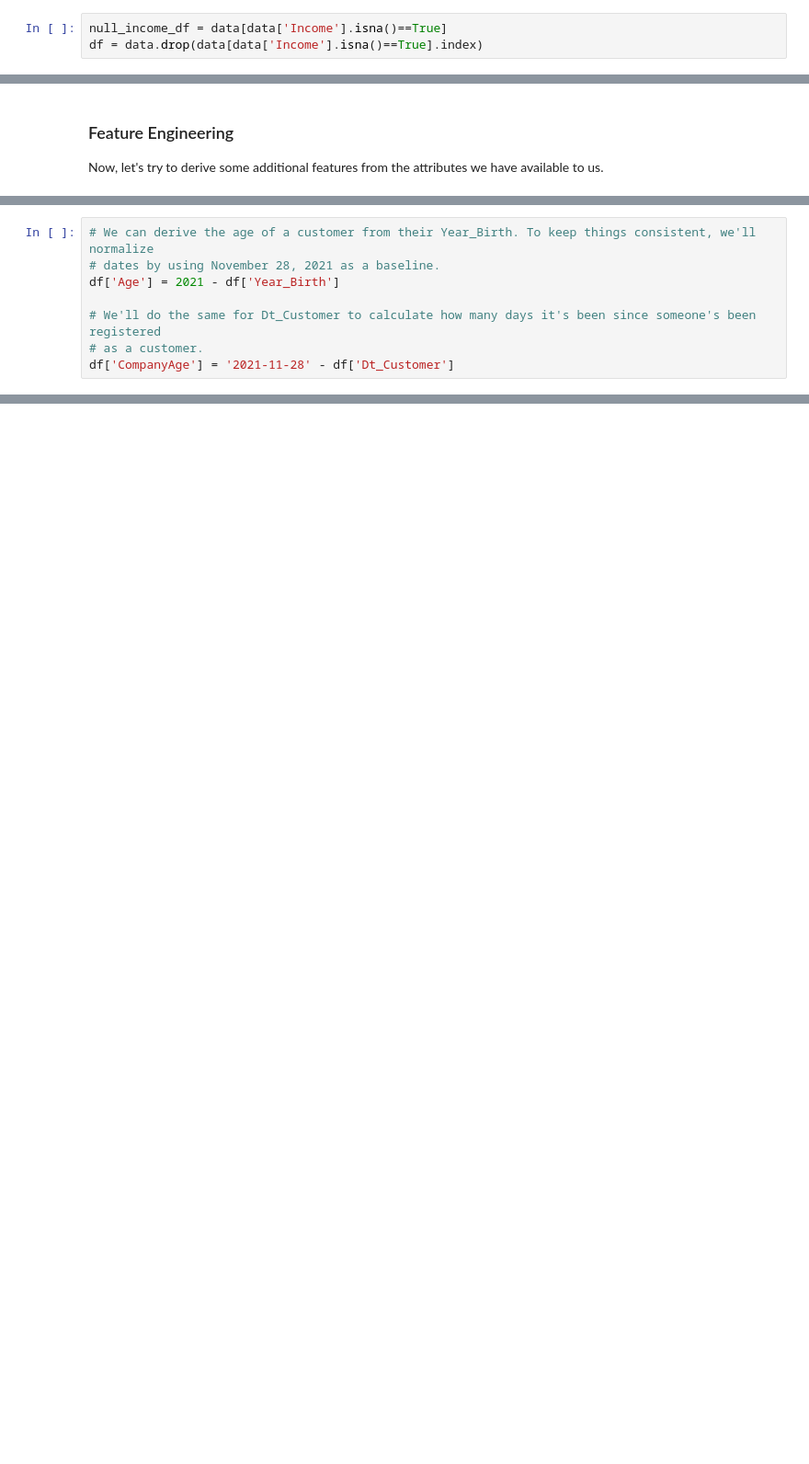
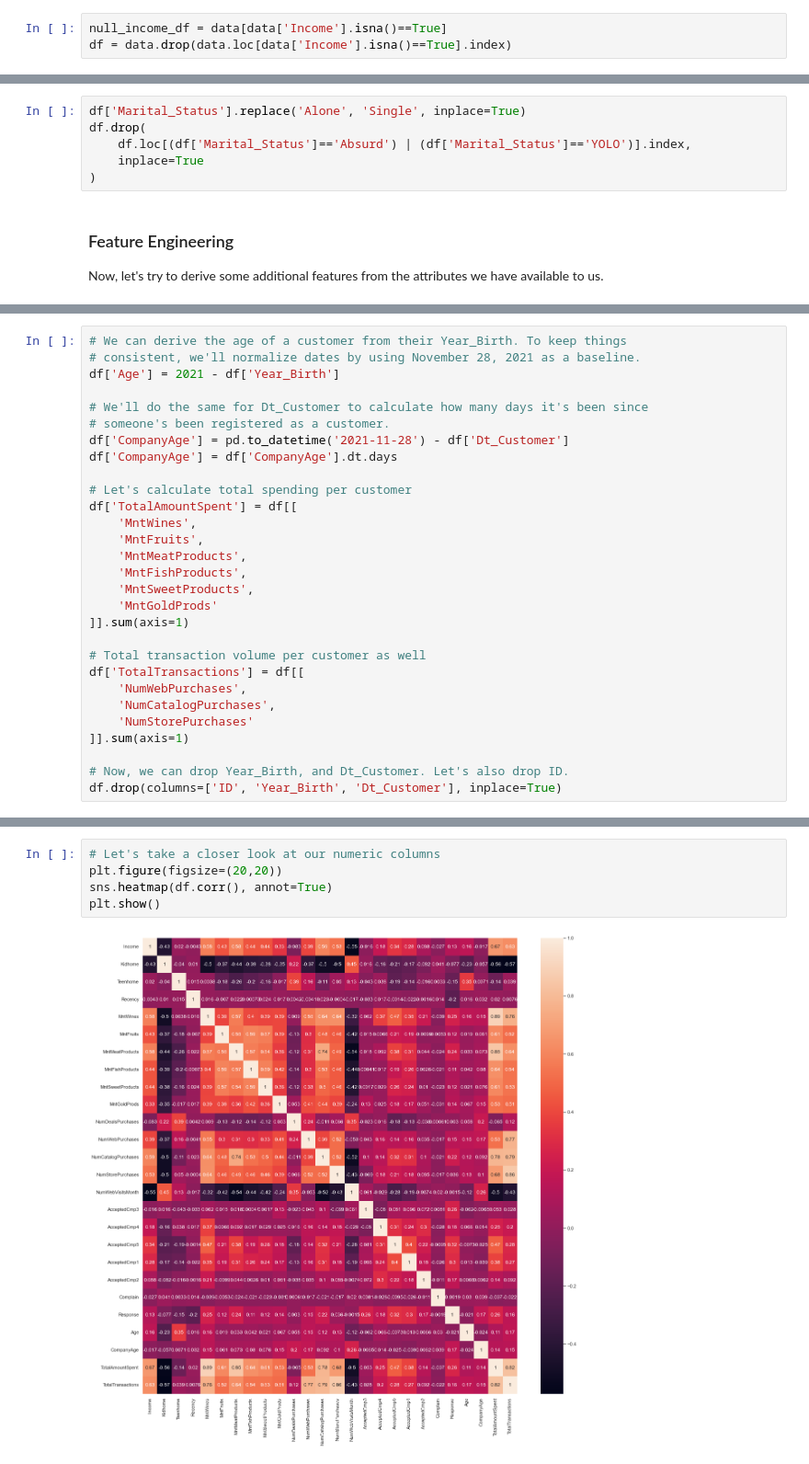
Before and after one commit to wkphyo/customer-personality-analysis, a Jupyter notebook: notebook.ipynb, the cells around one changed output, grey strips where cells are left out. Shown: that part at 92% size. Cells and saved outputs as stored; diff of their text form; blank space fills up the shorter version.

```diff
--- a/notebook.ipynb
+++ b/notebook.ipynb
@@ -154,4 +160,4 @@ dtype: int64
 There are 24 null values in the income column. For now, let's just drop them and continue working, but we'll save the dropped records in a separate dataframe for later.
 # %%
 null_income_df = data[data['Income'].isna()==True]
-df = data.drop(data[data['Income'].isna()==True].index)
+df = data.drop(data.loc[data['Income'].isna()==True].index)
@@ -170,3 +190,9 @@ Index(['ID', 'Year_Birth', 'Income', 'Kidhome', 'Teenhome', 'Recency',
+# %%
+df['Marital_Status'].replace('Alone', 'Single', inplace=True)
+df.drop(
+    df.loc[(df['Marital_Status']=='Absurd') | (df['Marital_Status']=='YOLO')].index,
+    inplace=True
+)
 # %% [markdown]
 <a id="feature-engineering"></a>
 
@@ -176,8 +207,29 @@ Now, let's try to derive some additional features from the attributes we have av
 # %%
-# We can derive the age of a customer from their Year_Birth. To keep things consistent, we'll normalize
-# dates by using November 28, 2021 as a baseline.
+# We can derive the age of a customer from their Year_Birth. To keep things
+# consistent, we'll normalize dates by using November 28, 2021 as a baseline.
 df['Age'] = 2021 - df['Year_Birth']
 
-# We'll do the same for Dt_Customer to calculate how many days it's been since someone's been registered
-# as a customer.
-df['CompanyAge'] = '2021-11-28' - df['Dt_Customer']
+# We'll do the same for Dt_Customer to calculate how many days it's been since
+# someone's been registered as a customer.
+df['CompanyAge'] = pd.to_datetime('2021-11-28') - df['Dt_Customer']
+df['CompanyAge'] = df['CompanyAge'].dt.days
+
+# Let's calculate total spending per customer
+df['TotalAmountSpent'] = df[[
+    'MntWines',
+    'MntFruits',
+    'MntMeatProducts',
+    'MntFishProducts',
+    'MntSweetProducts',
+    'MntGoldProds'
+]].sum(axis=1)
+
+# Total transaction volume per customer as well
+df['TotalTransactions'] = df[[
+    'NumWebPurchases',
+    'NumCatalogPurchases',
+    'NumStorePurchases'
+]].sum(axis=1)
+
+# Now, we can drop Year_Birth, and Dt_Customer. Let's also drop ID.
+df.drop(columns=['ID', 'Year_Birth', 'Dt_Customer'], inplace=True)
@@ -203,0 +236,7 @@ memory usage: 472.3 KB
+# %%
+# Let's take a closer look at our numeric columns
+plt.figure(figsize=(20,20))
+sns.heatmap(df.corr(), annot=True)
+plt.show()
+# %% [output]
+[figure, added]
```
Also changed, not shown: parts of 12 cells of this notebook.
